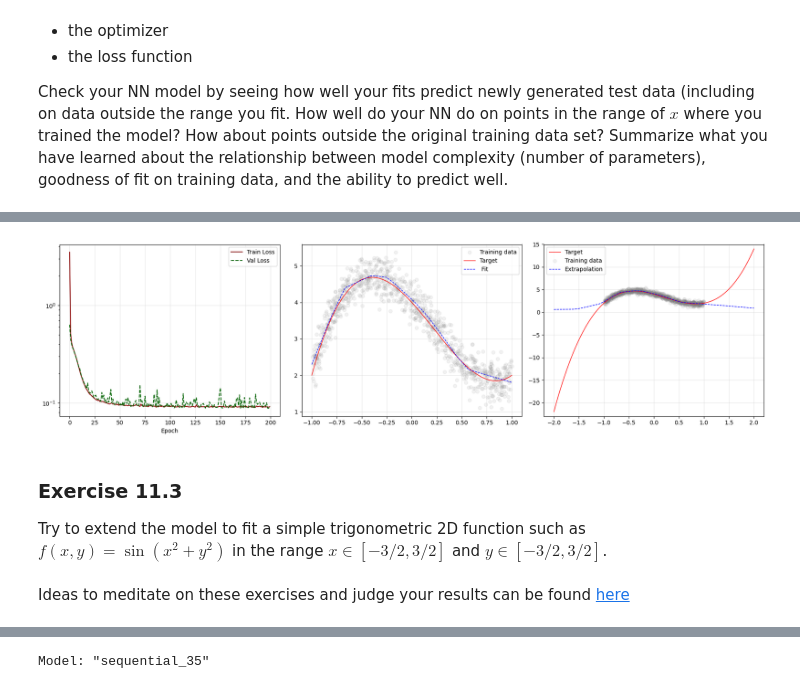
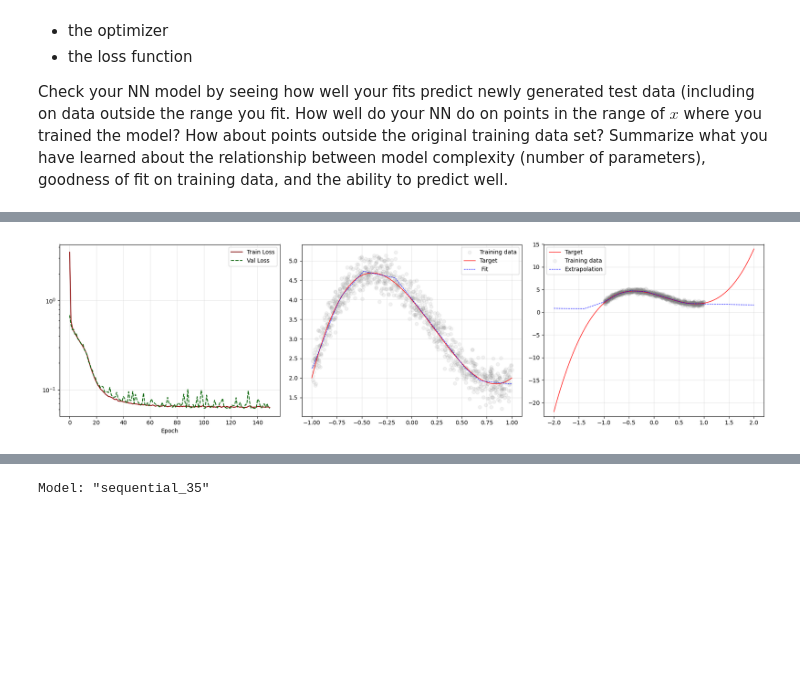
Before and after one commit to SMDP02/Numerical-Simulation---AA-2024-2025, a Jupyter notebook: DiPaolo_Lecture11.ipynb, the cells around one changed output, grey strips where cells are left out. Cells and saved outputs as stored; diff of their text form; code cells hidden in the pictures; blank space fills up the shorter version.

```diff
--- a/DiPaolo_Lecture11.ipynb
+++ b/DiPaolo_Lecture11.ipynb
@@ -252,9 +267,9 @@ def target_function(x):
     return 4 - 3*x - 2*x**2 + 3*x**3
 
 model = tf.keras.Sequential()
+model.add(Dense(5, input_shape=(1,),activation="relu"))
 model.add(Dense(10, input_shape=(1,),activation="relu"))
-model.add(Dense(60, input_shape=(1,),activation="relu"))
-model.add(Dense(10, input_shape=(1,),activation="relu"))
+model.add(Dense(5, input_shape=(1,),activation="relu"))
 model.add(Dense(1))
 
 model.compile(optimizer='sgd', loss='mse', metrics=['mse'])
@@ -278,7 +293,7 @@ Model: "sequential_30"
  Non-trainable params: 0 (0.00 B)
 # %%
 np.random.seed(42)
-sigma = 0.3
+sigma = 0.25
 
 x_train = np.random.uniform(-1, 1, 1000)
 y_train = target_function(x_train) + np.random.normal(0, sigma, 1000)
@@ -287,13 +302,13 @@ x_valid = np.linspace(-1, 1, 1000)
 y_valid= target_function(x_valid) + np.random.normal(0, sigma, 1000)
 
 history = model.fit(x=x_train, y=y_train,
-          batch_size=32, epochs=200,
+          batch_size=32, epochs=150,
           shuffle=True,
           validation_data=(x_valid, y_valid))
 
-x_predicted = np.random.uniform(-1, 1, 500)
+x_predicted = np.random.uniform(-1, 1, 1000)
 y_predicted = model.predict(x_predicted)
 
-x_predicted2 = np.random.uniform(-2, 2, 500)
+x_predicted2 = np.random.uniform(-2, 2, 1000)
 y_predicted2 = model.predict(x_predicted)
 # %% [output]
@@ -333,14 +348,14 @@ ax1.grid(True, alpha=0.3)
 
 ax2.scatter(x_train, y_train, alpha=0.1, color='gray', label='Training data')
 ax2.plot(x_test1, target_function(x_test1), color='red', lw=1, label='Target')
-ax2.plot(x_test1, y_pred1, color='blue', linestyle='--', lw=1, label=' Fit')
+ax2.plot(x_test1, y_pred1, color='blue', linestyle='--', lw=0.8, label=' Fit')
 ax2.set_xlim([-1.1, 1.1])
 ax2.legend()
 ax2.grid(True, alpha=0.3)
 
 ax3.plot(x_test2, y_target_ext, color='red', lw=1., label='Target')
 ax3.scatter(x_train, y_train, alpha=0.1, color='gray', label='Training data')
-ax3.plot(x_test2, y_pred2, color='blue', linestyle='--', lw=1., label='Extrapolation')
+ax3.plot(x_test2, y_pred2, color='blue', linestyle='--', lw=0.8, label='Extrapolation')
 ax3.set_ylim([min(y_target_ext)-1, max(y_target_ext)+1])
 ax3.legend()
 ax3.grid(True, alpha=0.3)
@@ -353,7 +368 @@ plt.show()
-[figure, old version]
+[figure, new version]
-# %% [markdown]
-### Exercise 11.3
-
-Try to extend the model to fit a simple trigonometric 2D function such as $f(x,y) = \sin(x^2+y^2)$ in the range $x \in [-3/2,3/2]$ and $y \in [-3/2,3/2]$.
-# %% [markdown]
-Ideas to meditate on these exercises and judge your results can be found <a href=https://xkcd.com/2048/>here</a>
```
Also changed, not shown: parts of 9 cells of this notebook.
